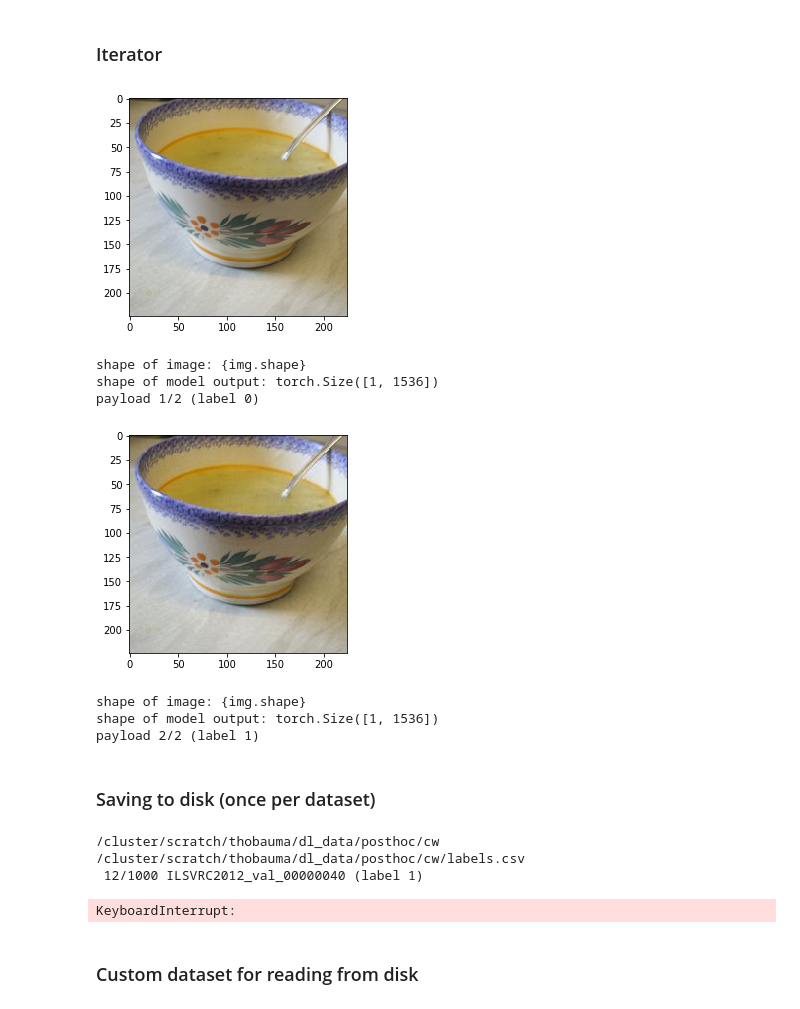
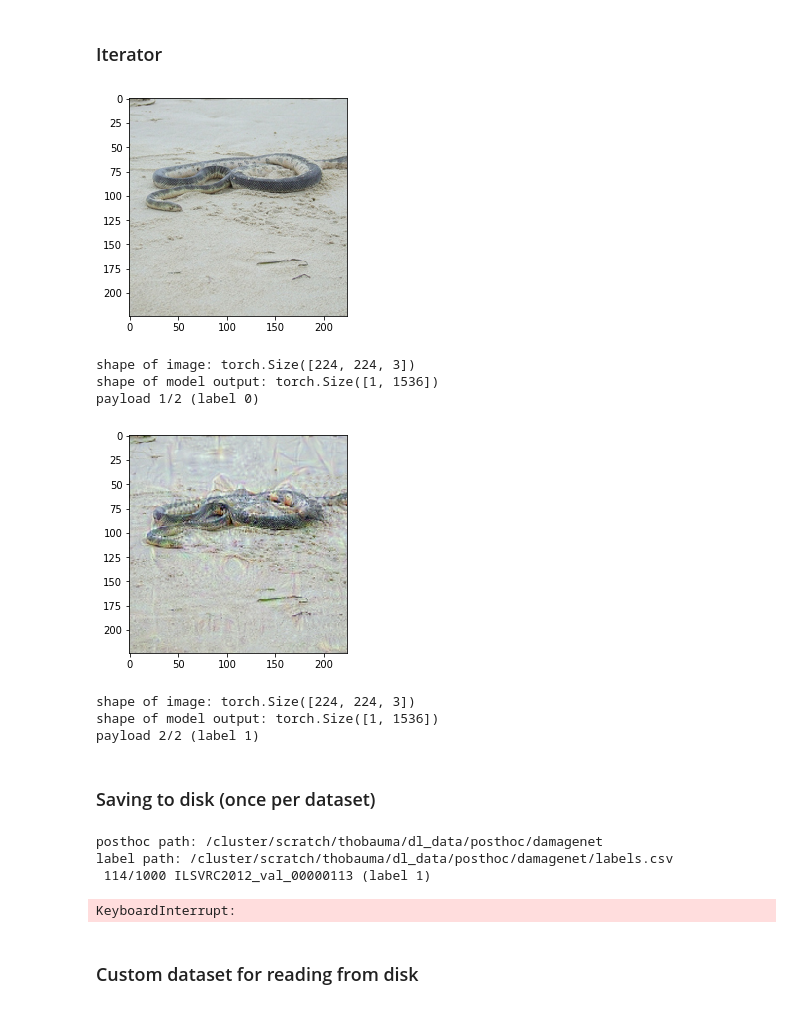
Before and after one commit to thobauma/AADefDINO, a Jupyter notebook: notebooks/posthoc.ipynb, the cells around one changed output. Saved outputs shown, nothing was run; the diff lists cells and outputs as text; code cells hidden in the pictures.

Commit message:
posthoc restructured

```diff
--- a/notebooks/posthoc.ipynb
+++ b/notebooks/posthoc.ipynb
@@ -107,14 +91,9 @@ We load the reference pretrained linear weights.
 # %%
 ori_loader = create_loader(ORI_IMAGES_PATH, ORI_LABEL_PATH, INDEX_SUBSET, CLASS_SUBSET, BATCH_SIZE, transform=NO_NORM_TRANSFORM)
 # %%
-if ADV_DATASET == "DN":
-    adv_loader = create_loader(DN_IMAGES_PATH, DN_LABEL_PATH, INDEX_SUBSET, CLASS_SUBSET, BATCH_SIZE, transform=NO_NORM_TRANSFORM)
-elif ADV_DATASET == "PGD":
-    adv_loader = create_loader(PGD_IMAGES_PATH, PGD_LABEL_PATH, INDEX_SUBSET, CLASS_SUBSET, BATCH_SIZE, transform=TO_TENSOR_TRANSFORM)
-elif ADV_DATASET == "CW":
-    adv_loader = create_loader(CW_IMAGES_PATH, CW_LABEL_PATH, INDEX_SUBSET, CLASS_SUBSET, BATCH_SIZE, transform=TO_TENSOR_TRANSFORM)
-else:
-    raise Exception("invalid ADV_DATASET")
+dn_loader = create_loader(DN_IMAGES_PATH, DN_LABEL_PATH, INDEX_SUBSET, CLASS_SUBSET, BATCH_SIZE, transform=NO_NORM_TRANSFORM)
+pgd_loader = create_loader(PGD_IMAGES_PATH, PGD_LABEL_PATH, INDEX_SUBSET, CLASS_SUBSET, BATCH_SIZE, transform=TO_TENSOR_TRANSFORM)
+cw_loader = create_loader(CW_IMAGES_PATH, CW_LABEL_PATH, INDEX_SUBSET, CLASS_SUBSET, BATCH_SIZE, transform=TO_TENSOR_TRANSFORM)
 # %% [markdown]
 ## Adversarial Sample Tuples
 # %% [markdown]
@@ -129,8 +108,8 @@ def generate_model_output(inp, n=4):
     return torch.cat([x[:, 0] for x in intermediate_output], dim=-1)
 # %%
 class AdvTupleIterator:
-    def __init__(self, ori_loader, dn_loader, model, linear_classifier, max=0, visualize=False):
-        self.samples = adv_dataset(ori_loader, dn_loader, model, linear_classifier)
+    def __init__(self, ori_loader, adv_loader, model, linear_classifier, max=0, visualize=False):
+        self.samples = adv_dataset(ori_loader, adv_loader, model, linear_classifier)
         self.max = max
         self.num = 0
         self.visualize = visualize
@@ -151,39 +130,44 @@ class AdvTupleIterator:
             plt.show()
         payload_out = generate_model_output(payload)
         if self.visualize:
-            print("shape of image: {img.shape}")
+            print(f"shape of image: {img.shape}")
             print(f"shape of model output: {payload_out.shape}")
         return sample, payload_out, label
 # %%
 # testing iterator
+adv_loader = dn_loader
 
 total=2
 samples = AdvTupleIterator(ori_loader, adv_loader, model, linear_classifier, visualize=True)
 
 for i in range(total):
   num, payload, label = next(samples)
   sys.stdout.write(f"\rpayload {i+1}/{total} (label {label})")
   sys.stdout.flush()
 # %% [output]
-[figure, old version]
+[figure, new version]
-shape of image: {img.shape}
+shape of image: torch.Size([224, 224, 3])
 shape of model output: torch.Size([1, 1536])
 payload 1/2 (label 0)
-[figure, old version]
+[figure, new version]
-shape of image: {img.shape}
+shape of image: torch.Size([224, 224, 3])
 shape of model output: torch.Size([1, 1536])
 payload 2/2 (label 1)
 # %% [markdown]
 ### Saving to disk (once per dataset)
 # %%
 # save to disk!
+posthoc_path = DN_POSTHOC_PATH
+label_path = DN_POSTHOC_LABEL_PATH
+
+print(f"posthoc path: {posthoc_path}")
+print(f"label path: {label_path}")
+
 iterator = AdvTupleIterator(ori_loader, adv_loader, model, linear_classifier, max=0)
 names = []
 paths = []
 labels = []
 limit = 1000
-print(POSTHOC_PATH)
-print(POSTHOC_LABEL_PATH)
 for i, (name, payload, label) in enumerate(iterator):
     if limit > 0 and i >= limit: break
     sys.stdout.write(f"\r {i+1}/{limit} {name} (label {label})")
@@ -196,15 +180,15 @@ for i, (name, payload, label) in enumerate(iterator):
     paths.append(path)
     names.append(name)
     labels.append(label)
-    path = Path(POSTHOC_PATH, path)
+    path = Path(posthoc_path, path)
     torch.save(payload, path)
 
 df = pd.DataFrame(data={"path": paths, "name": names, "label": labels})
-df.to_csv(POSTHOC_LABEL_PATH, index=False)
+df.to_csv(label_path, index=False)
 # %% [output]
-/cluster/scratch/thobauma/dl_data/posthoc/cw
-/cluster/scratch/thobauma/dl_data/posthoc/cw/labels.csv
- 12/1000 ILSVRC2012_val_00000040 (label 1)
+posthoc path: /cluster/scratch/thobauma/dl_data/posthoc/damagenet
+label path: /cluster/scratch/thobauma/dl_data/posthoc/damagenet/labels.csv
+ 114/1000 ILSVRC2012_val_00000113 (label 1)
 KeyboardInterrupt:
 # %% [markdown]
 ### Custom dataset for reading from disk
```
Also changed, not shown: parts of 4 cells of this notebook.
